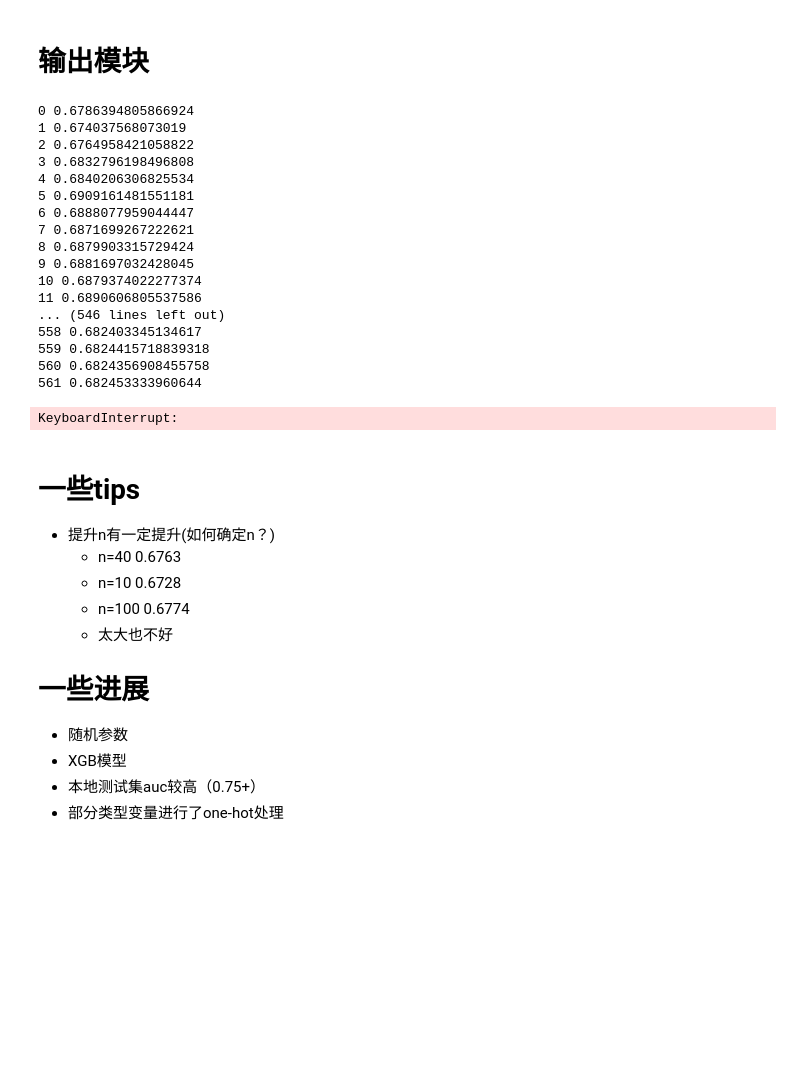
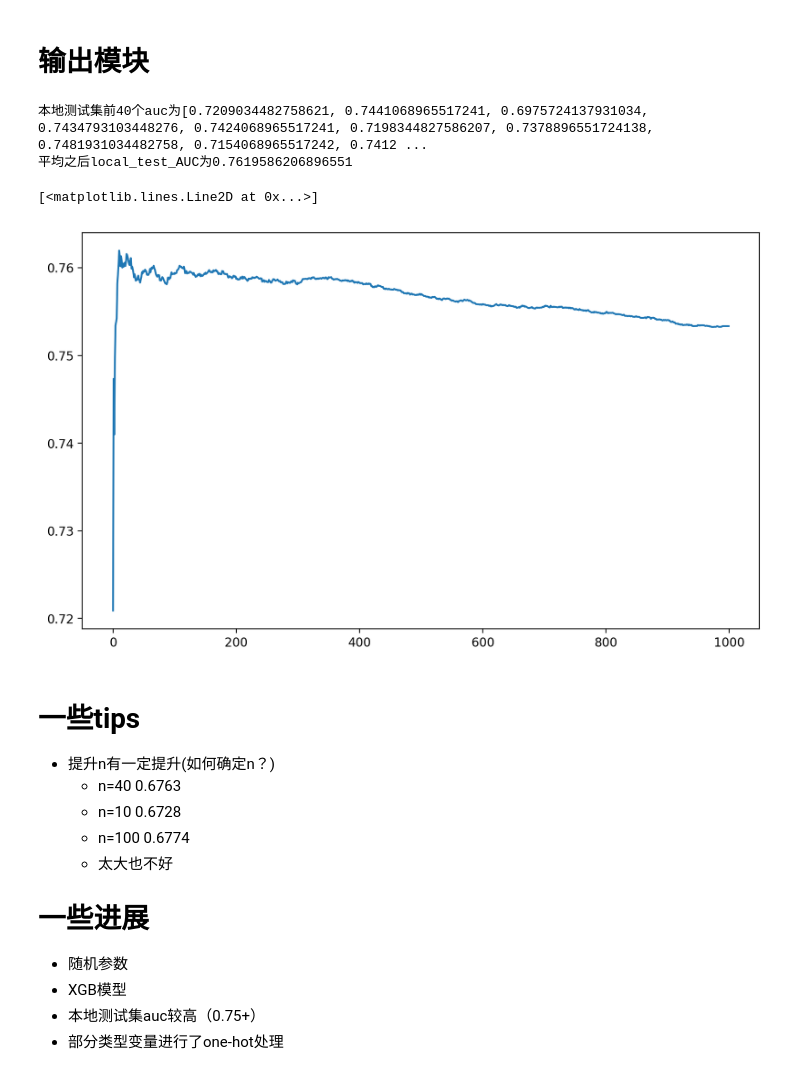
Before and after one commit to tassadar667/Take-down-SHUMO, a Jupyter notebook: 数据处理.ipynb, the cells around one changed output. Cells and saved outputs as stored; diff of their text form; code cells hidden in the pictures; blank space fills up the shorter version.

```diff
--- a/数据处理.ipynb
+++ b/数据处理.ipynb
@@ -458,7 +456,7 @@ info_df
 # %%
 info_df.to_csv("info.csv", encoding="utf-8", index=False)
 # %%
-pic = xgb.plot_importance(best_bst, max_num_features=50)
-temp = pic.get_ymajorticklabels()
-important_x = [str(i).split("\'")[1] for i in temp]
-important_x.reverse()
+# pic = xgb.plot_importance(best_bst, max_num_features=50)
+# temp = pic.get_ymajorticklabels()
+# important_x = [str(i).split("\'")[1] for i in temp]
+# important_x.reverse()
@@ -507,12 +485,13 @@ import numpy as np
 from sklearn.metrics import roc_auc_score
 
 date = time.strftime("%Y%m%d-%H%M%S", time.localtime())
-res_num = np.argsort([-i for i in info_df['global_auc']])
+res_num = np.argsort([-i for i in info_df['test_auc']])
 
 # 选择前n个结果进行平均（手动指定or在本地测试集排序选出）
 if True:
     max_auc = -1
     list_temp = []
+    auc_seq=[]
     for i in range(N):
         list_temp.append(local_test_labels[res_num[i]])
         # 算数平均
@@ -521,11 +500,12 @@ if True:
         temp = np.exp(np.mean(np.log(list_temp), axis=0))
         temp_auc = roc_auc_score(Y_local_test, temp)
         print(i, temp_auc)
+        auc_seq.append(temp_auc)
         if temp_auc > max_auc:
             max_auc = temp_auc
             n = i+1
 else:
-    n = 100
+    n = 40
     n = min(N, n)
 
 res_num = res_num[0:n]
@@ -544,24 +524,15 @@ res = pd.DataFrame({
 })
 res.to_csv("./output/result"+date+".csv", encoding="utf-8", index=False)
 # %% [output]
-0 0.6786394805866924
-1 0.674037568073019
-2 0.6764958421058822
-3 0.6832796198496808
-4 0.6840206306825534
-5 0.6909161481551181
-6 0.6888077959044447
-7 0.6871699267222621
-8 0.6879903315729424
-9 0.6881697032428045
-10 0.6879374022277374
-11 0.6890606805537586
-... (546 lines left out)
-558 0.682403345134617
-559 0.6824415718839318
-560 0.6824356908455758
-561 0.682453333960644
+本地测试集前40个auc为[0.7209034482758621, 0.7441068965517241, 0.6975724137931034, 0.7434793103448276, 0.7424068965517241, 0.7198344827586207, 0.7378896551724138, 0.7481931034482758, 0.7154068965517242, 0.7412 ...
+平均之后local_test_AUC为0.7619586206896551
-KeyboardInterrupt:
+# %%
+
+plt.figure(figsize=(10,6),dpi=200)
+plt.plot(list(range(N)),auc_seq)
+# %% [output]
+[<matplotlib.lines.Line2D at 0x...>]
+[figure, added]
 # %% [markdown]
 # 一些tips
 
```
Also changed, not shown: parts of 8 cells of this notebook, 1 other file.
